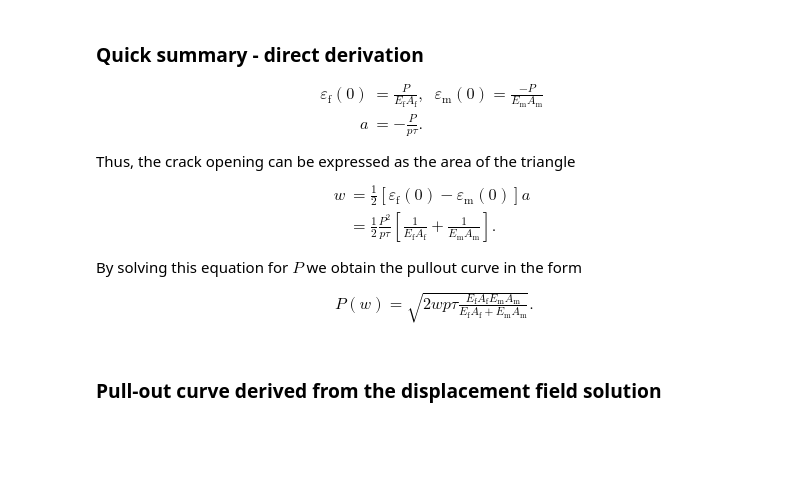
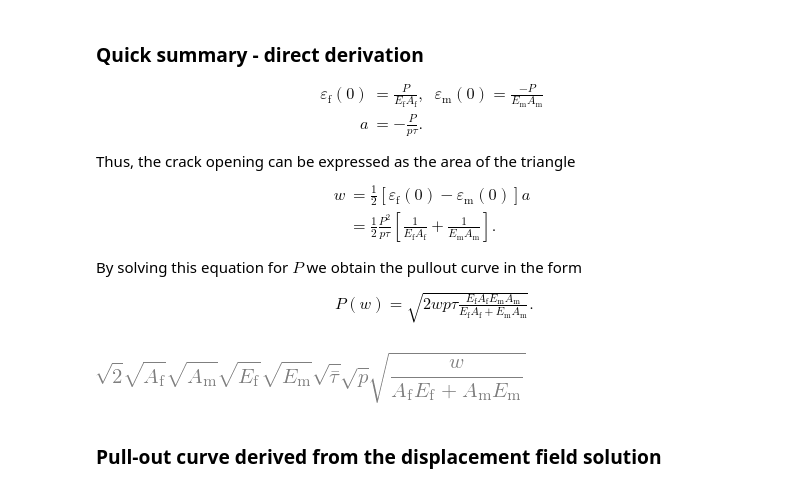
Before and after one commit to bmcs-group/bmcs_apps, a Jupyter notebook: bmcs_course/2_2_PO_LF_LM_EL.ipynb, the cells around one changed output. Drawn from its saved outputs; the diff is of its cells as text; code cells hidden in the pictures; blank space fills up the shorter version.

```diff
--- a/bmcs_course/2_2_PO_LF_LM_EL.ipynb
+++ b/bmcs_course/2_2_PO_LF_LM_EL.ipynb
@@ -401,10 +416,12 @@ By solving this equation for $P$ we obtain the pullout curve in the form
 # %%
 eps_f_0 = P / E_f / A_f
 eps_m_0 = -P / E_m / A_m
-a_subs = sp.solve({P / (A_f) - p * tau * a}, a)
+a_subs = sp.solve({P - p * tau * a}, a)
 w_el = sp.Rational(1,2) * ( eps_f_0 - eps_m_0) * a
 Pw_pull_elastic = sp.solve(w_el.subs(a_subs) - w, P)[1]
 Pw_pull_elastic
+# %% [output]
+[figure, added]
 # %% [markdown]
 ### Pull-out curve derived from the displacement field solution
 # %% [markdown]
```
Also changed, not shown: parts of 14 cells of this notebook, 5 other files.
